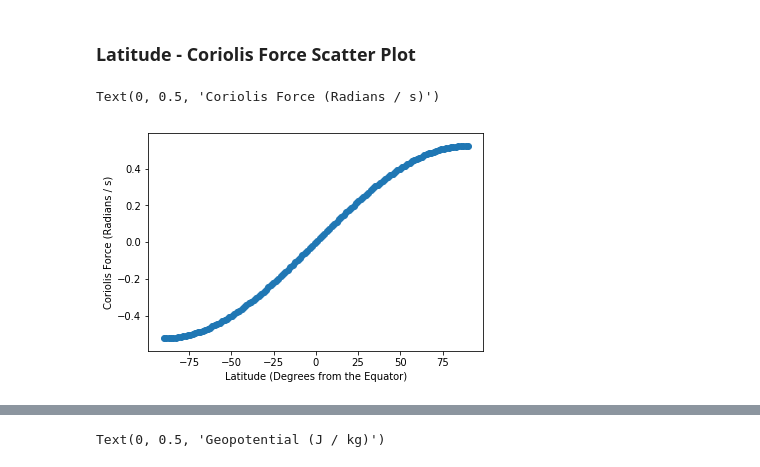
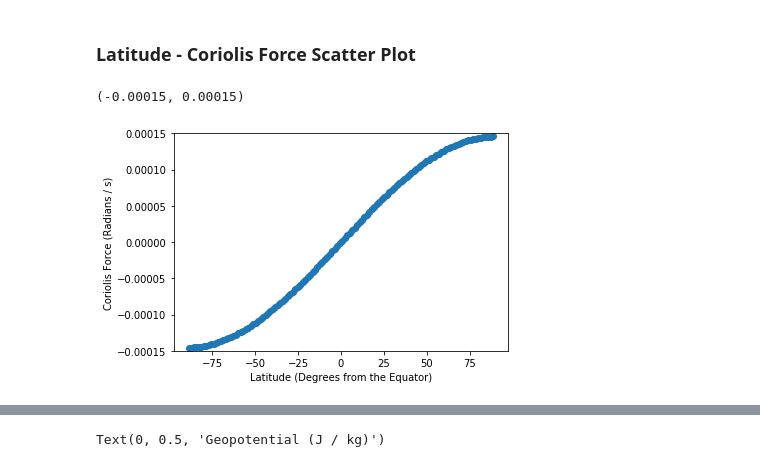
Before and after one commit to amsimp/amsimp, a Jupyter notebook: benchmarking/visualise.ipynb, the cells around one changed output, grey strips where cells are left out. Saved outputs shown, nothing was run; the diff lists cells and outputs as text; code cells hidden in the pictures.

```diff
--- a/benchmarking/visualise.ipynb
+++ b/benchmarking/visualise.ipynb
@@ -89,7 +58,8 @@ Text(0, 0.5, 'Atmospheric Pressure (Pa)')
 # %%
 plt.scatter(detail.latitude_lines(), detail.coriolis_force())
 plt.xlabel('Latitude (Degrees from the Equator)')
 plt.ylabel('Coriolis Force (Radians / s)')
+plt.ylim(-1.5e-04, 1.5e-04)
 # %% [output]
-Text(0, 0.5, 'Coriolis Force (Radians / s)')
+(-0.00015, 0.00015)
-[figure, old version]
+[figure, new version]
```
Also changed, not shown: parts of 12 cells of this notebook, 13 other files.
